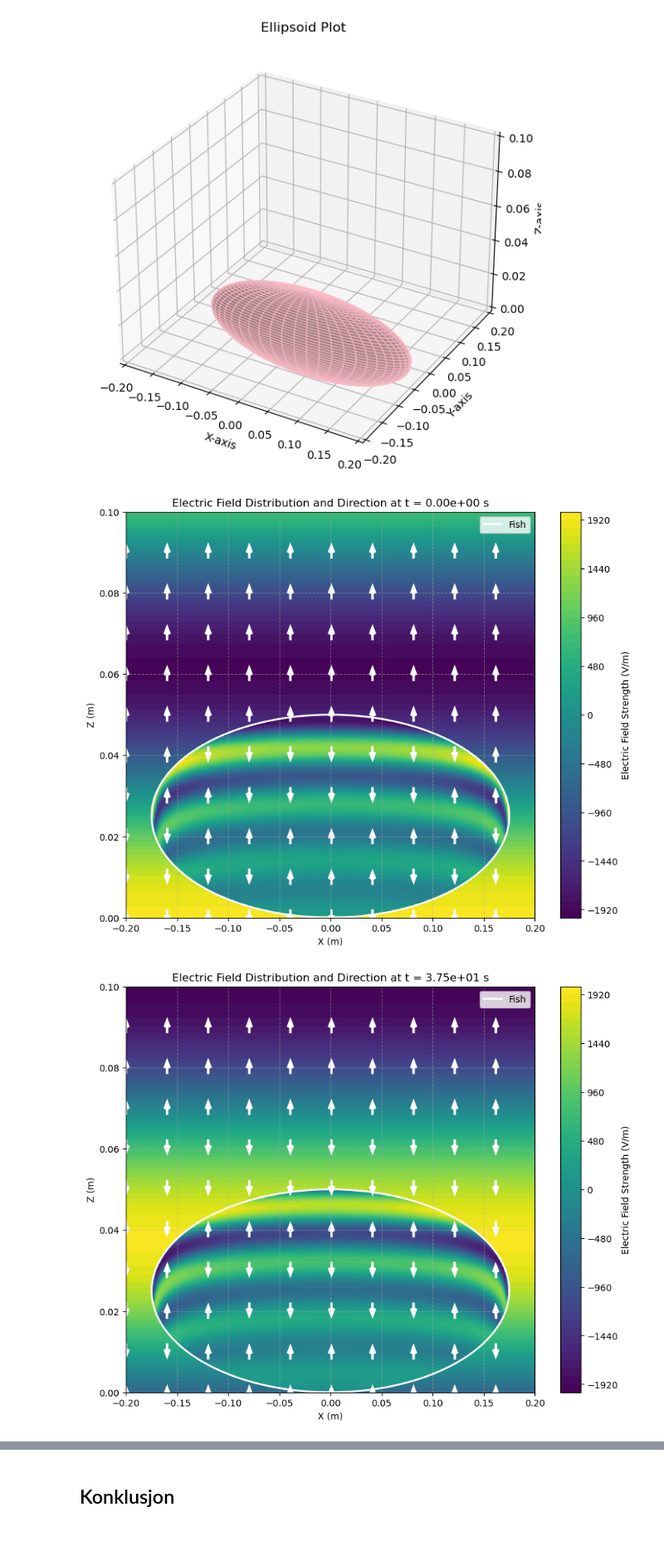
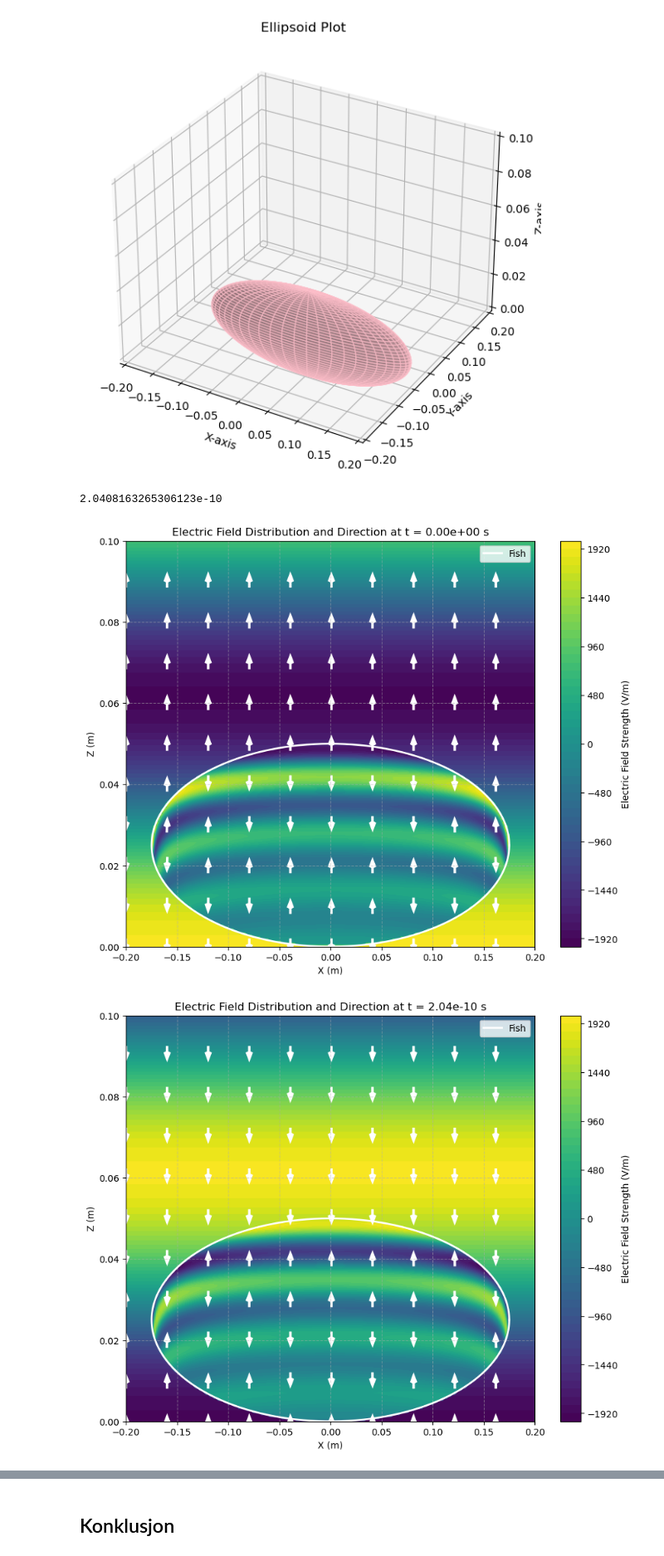
Before and after one commit to VictJoh/ElMag-Computational-Essay, a Jupyter notebook: compessay.ipynb, the cells around one changed output, grey strips where cells are left out. Shown: that part at 83% size. Drawn from its saved outputs; the diff is of its cells as text; code cells hidden in the pictures.

```diff
--- a/compessay.ipynb
+++ b/compessay.ipynb
@@ -215,8 +216,7 @@ k_fish = n_fish * omega / c
 # %%
 
 t0 = 0
-t1 = 0.5 * T
-
+print(t1)
 num_points = 200
 x = np.linspace(-0.20, 0.20, num_points)
 z = np.linspace(0, 0.10, num_points)
@@ -286,34 +286,35 @@ for t in t_values:
     # Compute the magnitude and normalize for quiver plot
     magnitude = np.sqrt(E_x**2 + E_z**2)
     Ex_norm = E_x / magnitude
     Ez_norm = -E_z / magnitude  # Adjust direction for plotting
 
     # Plotting the electric field strength at time t
     plt.figure(figsize=(10, 8))
     contour = plt.contourf(X, Z, E_z, levels=50, cmap="viridis")
     plt.colorbar(contour, label="Electric Field Strength (V/m)")
     plt.xlabel("X (m)")
     plt.ylabel("Z (m)")
     plt.title(f"Electric Field Distribution and Direction at t = {t:.2e} s")
 
     # Plot the ellipsoid boundary
     theta_boundary = np.linspace(0, 2 * np.pi, 300)
     x_ellipsoid = a_ellipsoid * np.cos(theta_boundary)
     z_ellipsoid = c_ellipsoid + c_ellipsoid * np.sin(theta_boundary)
     plt.plot(x_ellipsoid, z_ellipsoid, color='white', linewidth=2, label="Fish")
 
     # Plot electric field direction using quiver
     n_quiver = 20
     plt.quiver(X[::n_quiver, ::n_quiver], Z[::n_quiver, ::n_quiver],
                Ex_norm[::n_quiver, ::n_quiver], Ez_norm[::n_quiver, ::n_quiver],
                color='white', pivot='mid', scale=25, headwidth=3, headlength=4)
 
     plt.legend()
     plt.grid(True, linestyle='--', alpha=0.5)
     plt.show()
 # %% [output]
+2.0408163265306123e-10
 [figure]
-[figure, old version]
+[figure, new version]
 # %%
 def P_total(Ex, Ez):
     E_total = np.sqrt(Ex**2 + Ez**2)
```
Also changed, not shown: parts of 9 cells of this notebook.
